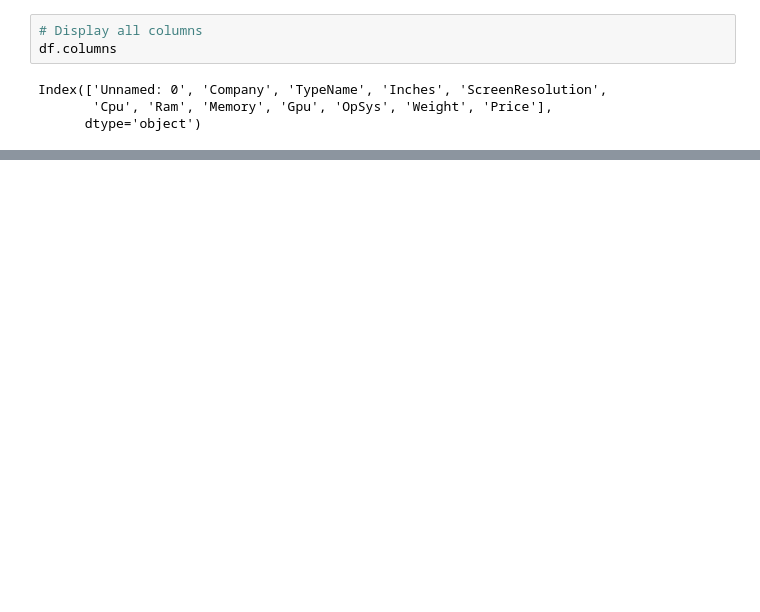
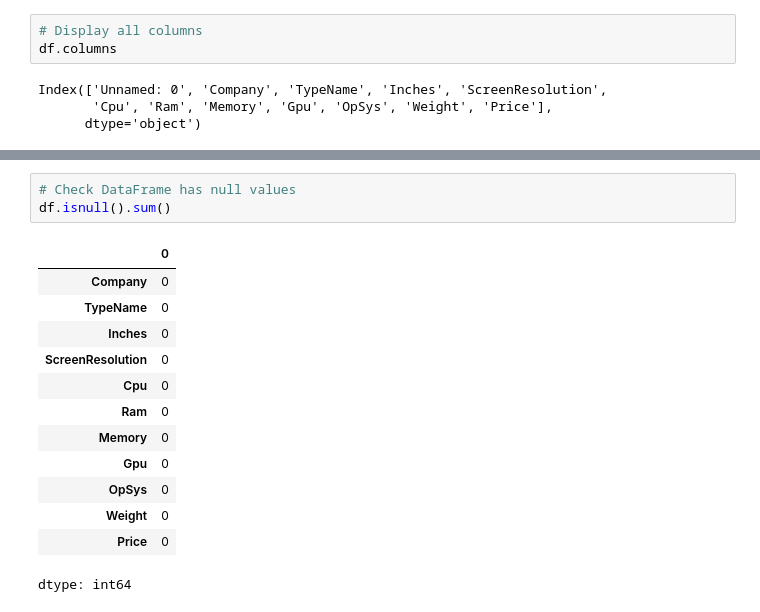
Before and after one commit to AAdewunmi/Laptop_Prices_Prediction_Project, a Jupyter notebook: Laptop_Price_Predictor.ipynb, the cells around one changed output, grey strips where cells are left out. Saved outputs shown, nothing was run; the diff lists cells and outputs as text; blank space fills up the shorter version.

Commit message:
Check DataFrame for null values

```diff
--- a/Laptop_Price_Predictor.ipynb
+++ b/Laptop_Price_Predictor.ipynb
@@ -44,3 +44,20 @@ df.head()
 | 2 | HP | Notebook | 15.6 | Full HD 1920x1080 | Intel Core i5 7200U 2.5GHz | 8GB | 256GB SSD | Intel HD Graphics 620 | No OS | 1.86kg | ... |
 | 3 | Apple | Ultrabook | 15.4 | IPS Panel Retina Display 2880x1800 | Intel Core i7 2.7GHz | 16GB | 512GB SSD | AMD Radeon Pro 455 | macOS | 1.83kg | ... |
 | 4 | Apple | Ultrabook | 13.3 | IPS Panel Retina Display 2560x1600 | Intel Core i5 3.1GHz | 8GB | 256GB SSD | Intel Iris Plus Graphics 650 | macOS | 1.37kg | ... |
+# %%
+# Check DataFrame has null values
+df.isnull().sum()
+# %% [output]
+|  | 0 |
+| Company | 0 |
+| TypeName | 0 |
+| Inches | 0 |
+| ScreenResolution | 0 |
+| Cpu | 0 |
+| Ram | 0 |
+| Memory | 0 |
+| Gpu | 0 |
+| OpSys | 0 |
+| Weight | 0 |
+| Price | 0 |
+dtype: int64
```
